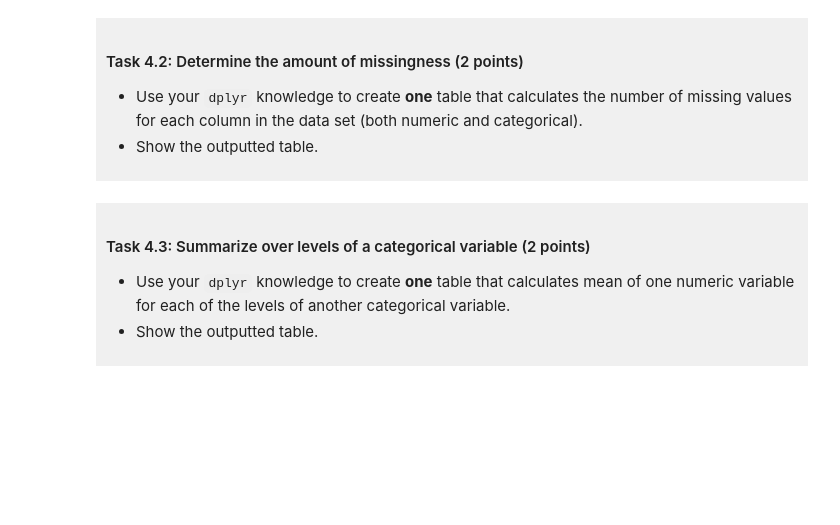
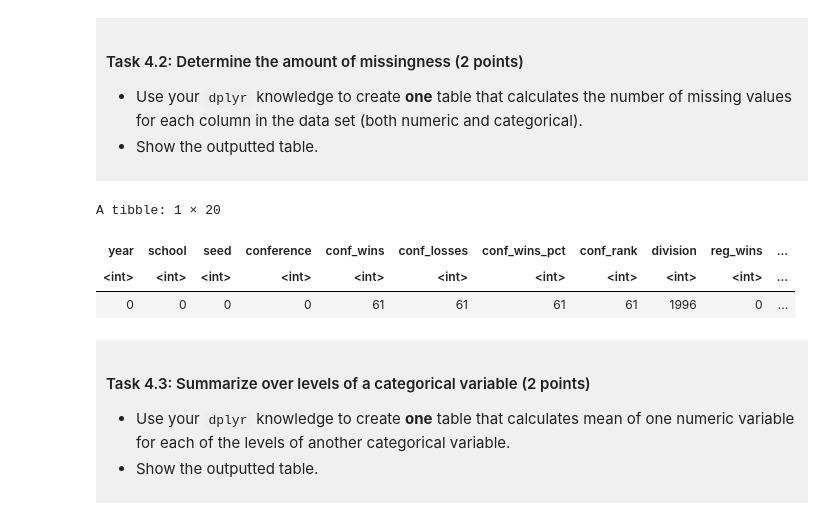
Before and after one commit to dabrell/dsci-100-project-davrell-jowkins, a Jupyter notebook: dsci-100-project-notebook.ipynb, the cells around one changed output. Cells and saved outputs as stored; diff of their text form; code cells hidden in the pictures; blank space fills up the shorter version.

```diff
--- a/dsci-100-project-notebook.ipynb
+++ b/dsci-100-project-notebook.ipynb
@@ -291,7 +362,39 @@ You will refine your research question (if needed) and produce a tidy data set.
 - Show the outputted table.
 </div>
 # %%
-### EDIT THIS CODE CELL ###
+# is.na(x) gives TRUE for each missing value, and sum() counts the TRUEs, because R treats TRUE as 1 and FALSE as 0.
+# is.na() works on numeric (<dbl>) and categorical (<chr>) columns alike.
+march_madness_missing <- march_madness |>
+  # summarize() collapses the data into one row of counts and one column per variable.
+  summarize(
+    year = sum(is.na(year)),
+    school = sum(is.na(school)),
+    seed = sum(is.na(seed)),
+    conference = sum(is.na(conference)),
+    conf_wins = sum(is.na(conf_wins)),
+    conf_losses = sum(is.na(conf_losses)),
+    conf_wins_pct = sum(is.na(conf_wins_pct)),
+    conf_rank = sum(is.na(conf_rank)),
+    division = sum(is.na(division)),
+    reg_wins = sum(is.na(reg_wins)),
+    reg_losses = sum(is.na(reg_losses)),
+    reg_wins_pct = sum(is.na(reg_wins_pct)),
+    bid = sum(is.na(bid)),
+    first_game_at_home = sum(is.na(first_game_at_home)),
+    tourney_wins = sum(is.na(tourney_wins)),
+    tourney_losses = sum(is.na(tourney_losses)),
+    tourney_finish = sum(is.na(tourney_finish)),
+    total_wins = sum(is.na(total_wins)),
+    total_losses = sum(is.na(total_losses)),
+    total_wins_pct = sum(is.na(total_wins_pct)))
+
+#show output
+march_madness_missing
+# %% [output]
+A tibble: 1 × 20
+| year | school | seed | conference | conf_wins | conf_losses | conf_wins_pct | conf_rank | division | reg_wins | ... |
+| <int> | <int> | <int> | <int> | <int> | <int> | <int> | <int> | <int> | <int> | ... |
+| 0 | 0 | 0 | 0 | 61 | 61 | 61 | 61 | 1996 | 0 | ... |
 # %% [markdown]
 <div style="background-color: #f0f0f0; padding: 10px;">
 
```
Also changed, not shown: parts of 6 cells of this notebook.
